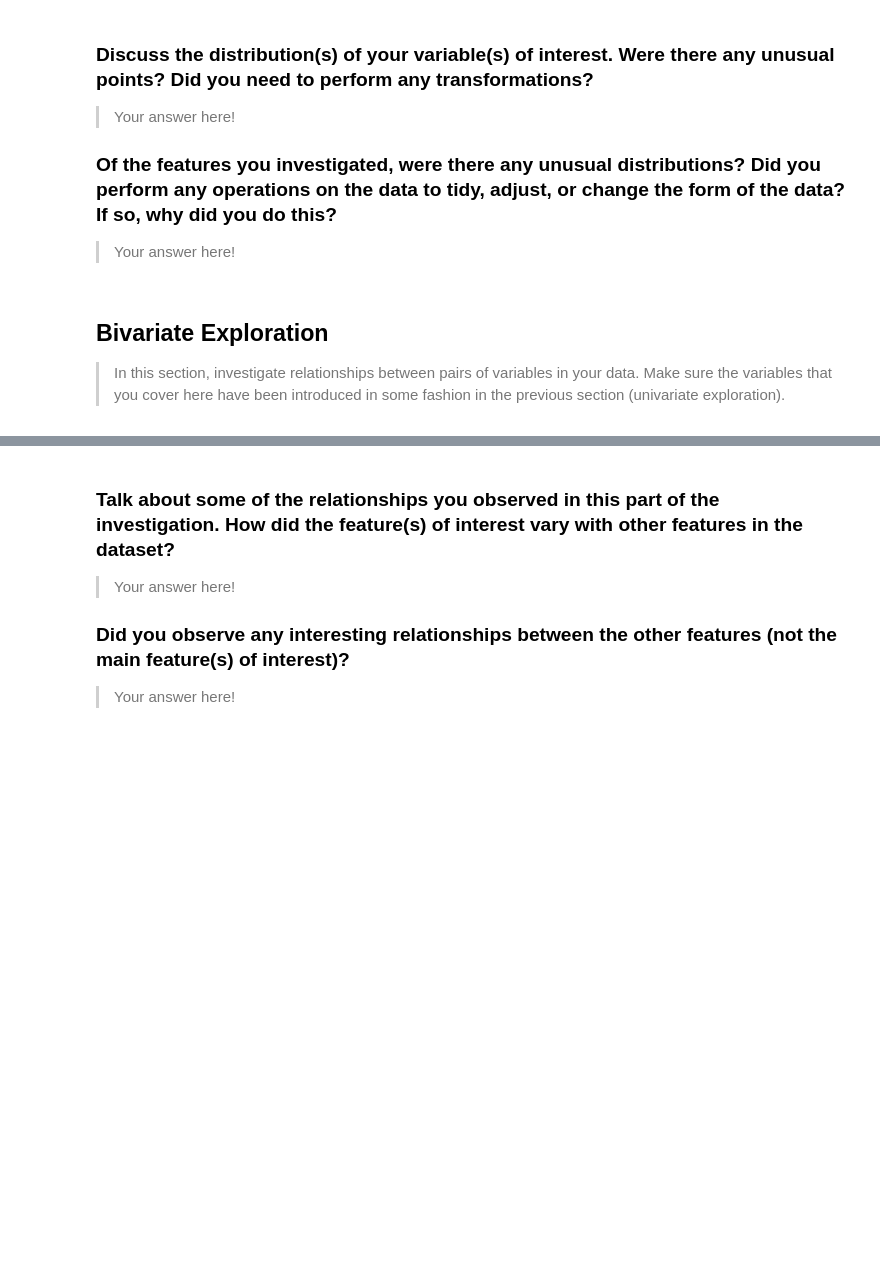
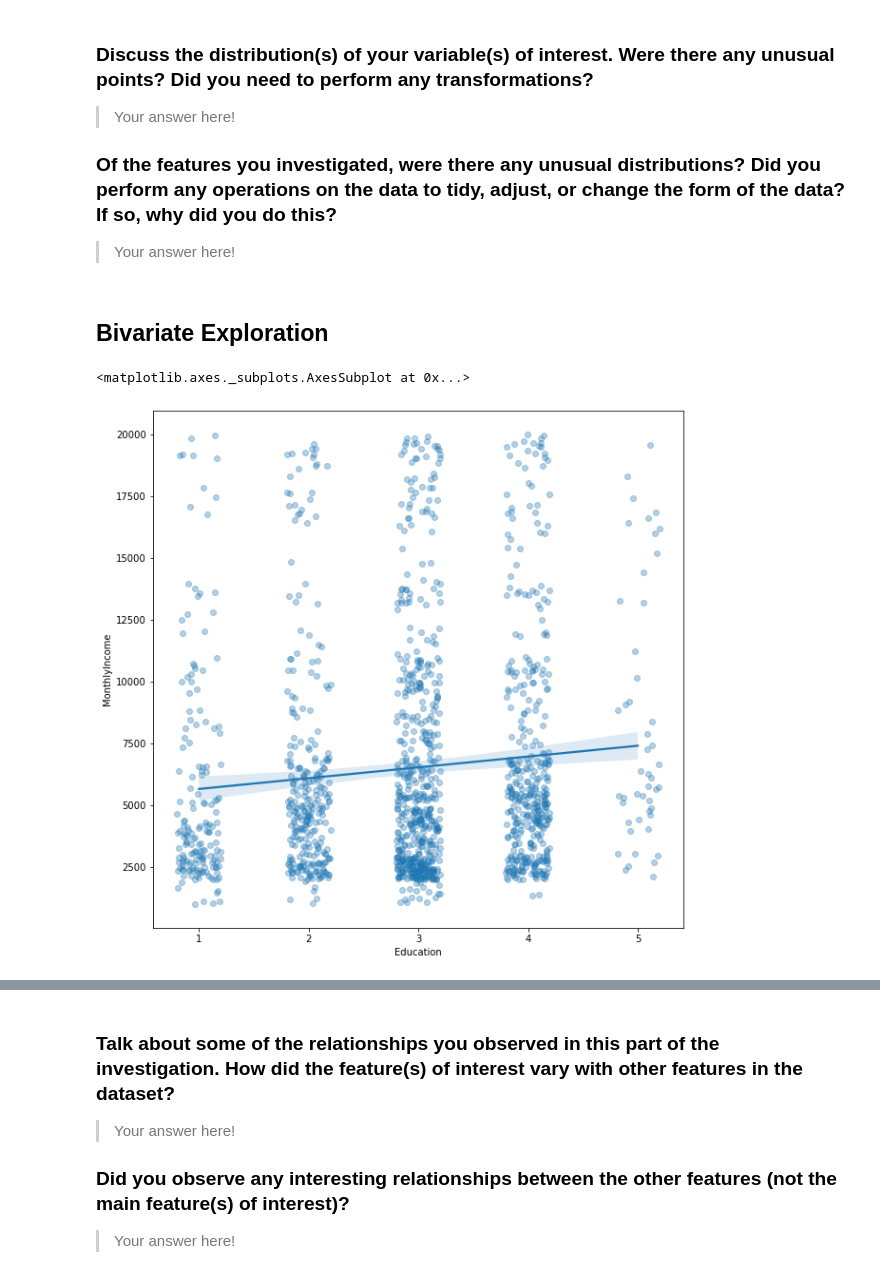
Before and after one commit to yufrances90/Communicate-Data-Findings, a Jupyter notebook: exploration_2.ipynb, the cells around one changed output, grey strips where cells are left out. Cells and saved outputs as stored; diff of their text form; code cells hidden in the pictures; blank space fills up the shorter version.

```diff
--- a/exploration_2.ipynb
+++ b/exploration_2.ipynb
@@ -236,9 +236,13 @@ you plan on investigating next.
 ### Of the features you investigated, were there any unusual distributions? Did you perform any operations on the data to tidy, adjust, or change the form of the data? If so, why did you do this?
 
 > Your answer here!
-# %% [markdown]
-## Bivariate Exploration
-
-> In this section, investigate relationships between pairs of variables in your
-data. Make sure the variables that you cover here have been introduced in some
-fashion in the previous section (univariate exploration).
+# %% [markdown]
+## Bivariate Exploration
+# %%
+x = df['Education']
+y = df['MonthlyIncome']
+
+sns.regplot(x=x, y=y, x_jitter=0.2, y_jitter = 0.2, scatter_kws = {'alpha' : 1/3})
+# %% [output]
+<matplotlib.axes._subplots.AxesSubplot at 0x...>
+[figure, added]
```
Also changed, not shown: parts of 7 cells of this notebook.
